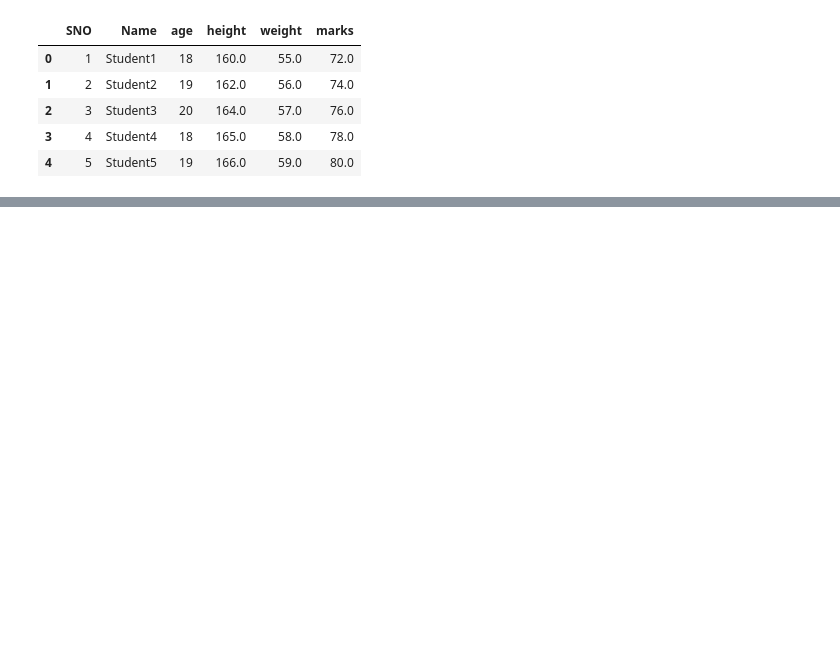
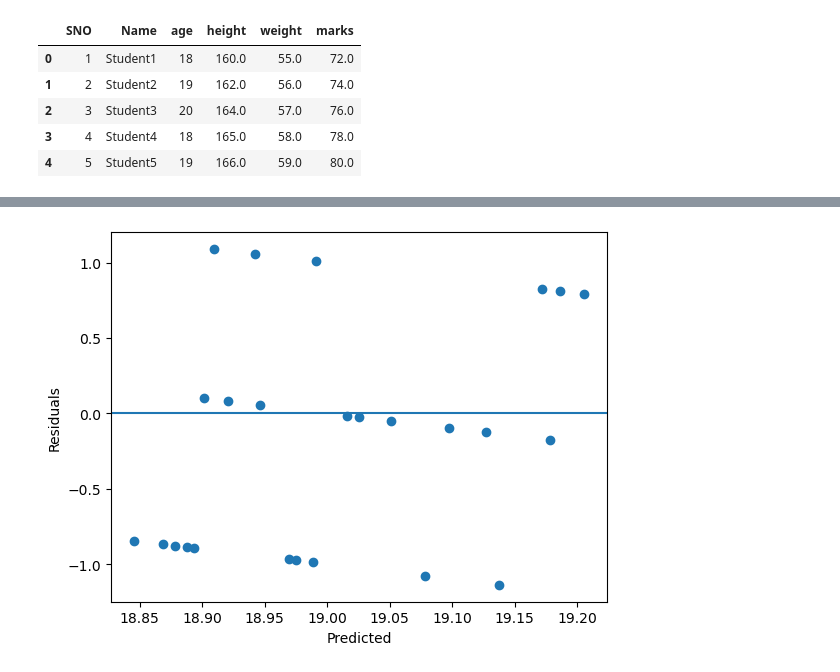
Before and after one commit to Harishadithyan/Machine-Learning, a Jupyter notebook: Projects/SQL/sql.ipynb, the cells around one changed output, grey strips where cells are left out. Drawn from its saved outputs; the diff is of its cells as text; code cells hidden in the pictures; blank space fills up the shorter version.

```diff
--- a/Projects/SQL/sql.ipynb
+++ b/Projects/SQL/sql.ipynb
@@ -28,0 +138,10 @@ df.head()
+# %%
+residuals = Y_test - y_pred
+
+plt.scatter(y_pred, residuals)
+plt.axhline(0)
+plt.xlabel("Predicted")
+plt.ylabel("Residuals")
+plt.show()
+# %% [output]
+[figure, added]
```
Also changed, not shown: parts of 19 cells of this notebook.
